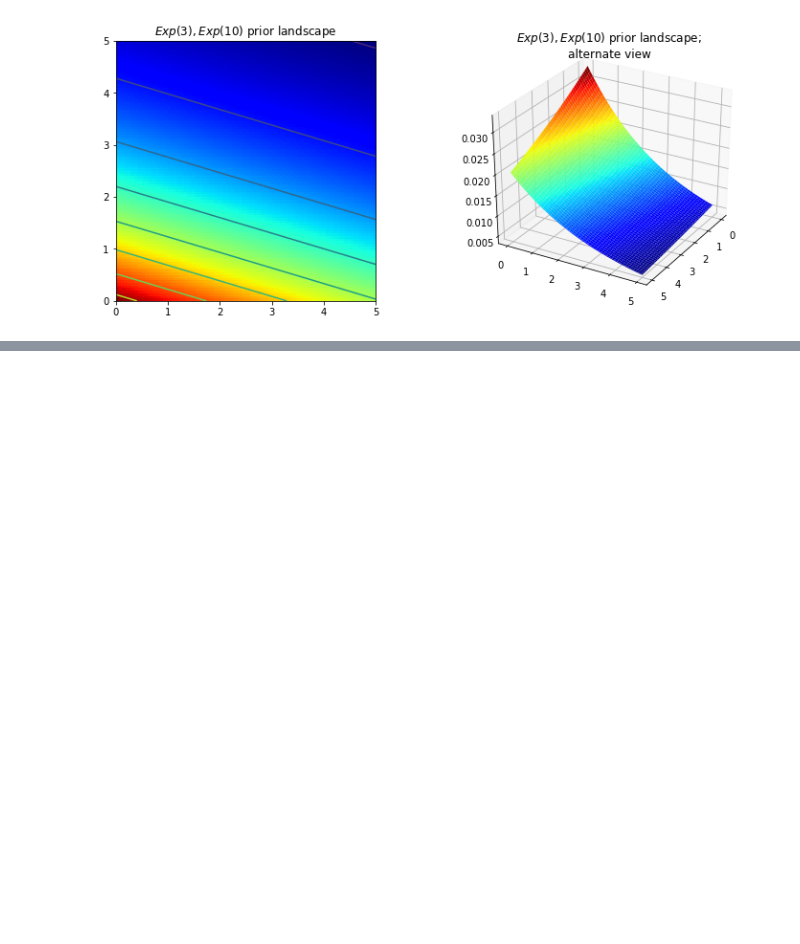
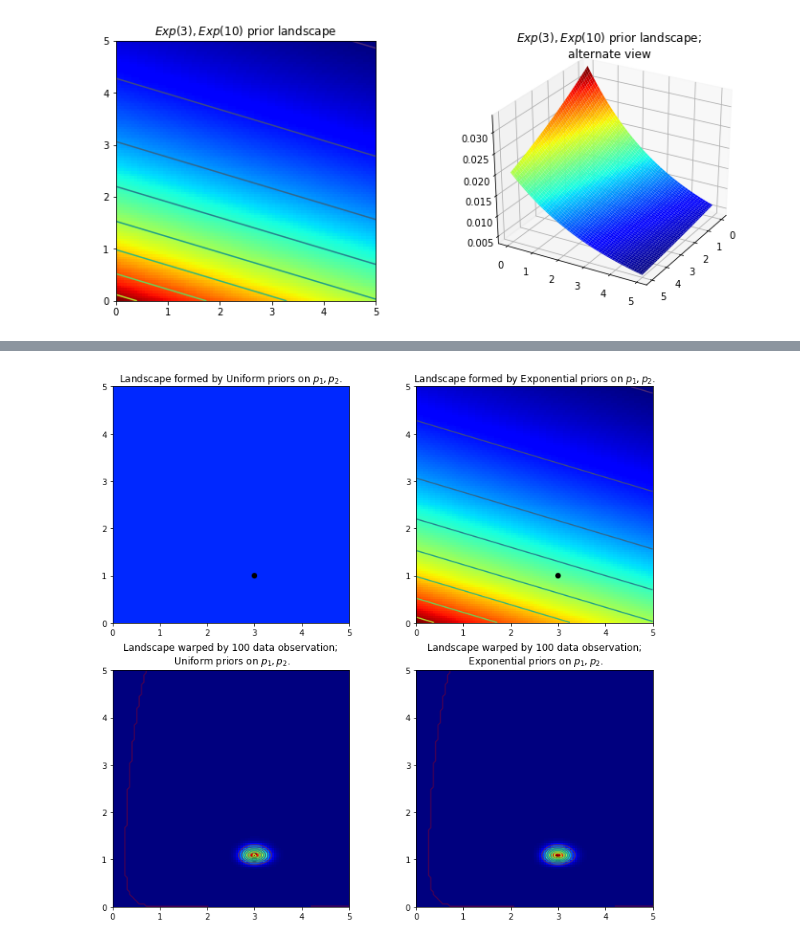
Before and after one commit to ssujinK/Bayesian-with-Python, a Jupyter notebook: 190412_Bayesian_with_python.ipynb, the cells around one changed output, grey strips where cells are left out. Saved outputs shown, nothing was run; the diff lists cells and outputs as text; code cells hidden in the pictures; blank space fills up the shorter version.

```diff
--- a/190412_Bayesian_with_python.ipynb
+++ b/190412_Bayesian_with_python.ipynb
@@ -75,0 +200,49 @@ plt.title("$Exp(3), Exp(10)$ prior landscape; \nalternate view");
+# %%
+figsize(12.5, 12)
+# matplotlib heavy lifting below, beware!
+plt.subplot(221)
+uni_x = stats.uniform.pdf(x, loc=0, scale=5)
+uni_y = stats.uniform.pdf(x, loc=0, scale=5)
+M = np.dot(uni_x[:, None], uni_y[None, :])
+im = plt.imshow(M, interpolation='none', origin='lower',
+                cmap=jet, vmax=1, vmin=-.15, extent=(0, 5, 0, 5))
+plt.scatter(lambda_2_true, lambda_1_true, c="k", s=50, edgecolor="none")
+plt.xlim(0, 5)
+plt.ylim(0, 5)
+plt.title("Landscape formed by Uniform priors on $p_1, p_2$.")
+
+plt.subplot(223)
+plt.contour(x, y, M * L)
+im = plt.imshow(M * L, interpolation='none', origin='lower',
+                cmap=jet, extent=(0, 5, 0, 5))
+plt.title("Landscape warped by %d data observation;\n Uniform priors on $p_1, p_2$." % N)
+plt.scatter(lambda_2_true, lambda_1_true, c="k", s=50, edgecolor="none")
+plt.xlim(0, 5)
+plt.ylim(0, 5)
+
+plt.subplot(222)
+exp_x = stats.expon.pdf(x, loc=0, scale=3)
+exp_y = stats.expon.pdf(x, loc=0, scale=10)
+M = np.dot(exp_x[:, None], exp_y[None, :])
+
+plt.contour(x, y, M)
+im = plt.imshow(M, interpolation='none', origin='lower',
+                cmap=jet, extent=(0, 5, 0, 5))
+plt.scatter(lambda_2_true, lambda_1_true, c="k", s=50, edgecolor="none")
+plt.xlim(0, 5)
+plt.ylim(0, 5)
+plt.title("Landscape formed by Exponential priors on $p_1, p_2$.")
+
+plt.subplot(224)
+# This is the likelihood times prior, that results in the posterior.
+plt.contour(x, y, M * L)
+im = plt.imshow(M * L, interpolation='none', origin='lower',
+                cmap=jet, extent=(0, 5, 0, 5))
+
+plt.scatter(lambda_2_true, lambda_1_true, c="k", s=50, edgecolor="none")
+plt.title("Landscape warped by %d data observation;\n Exponential priors on \
+$p_1, p_2$." % N)
+plt.xlim(0, 5)
+plt.ylim(0, 5);
+# %% [output]
+[figure, added]
```
Also changed, not shown: parts of 12 cells of this notebook.
